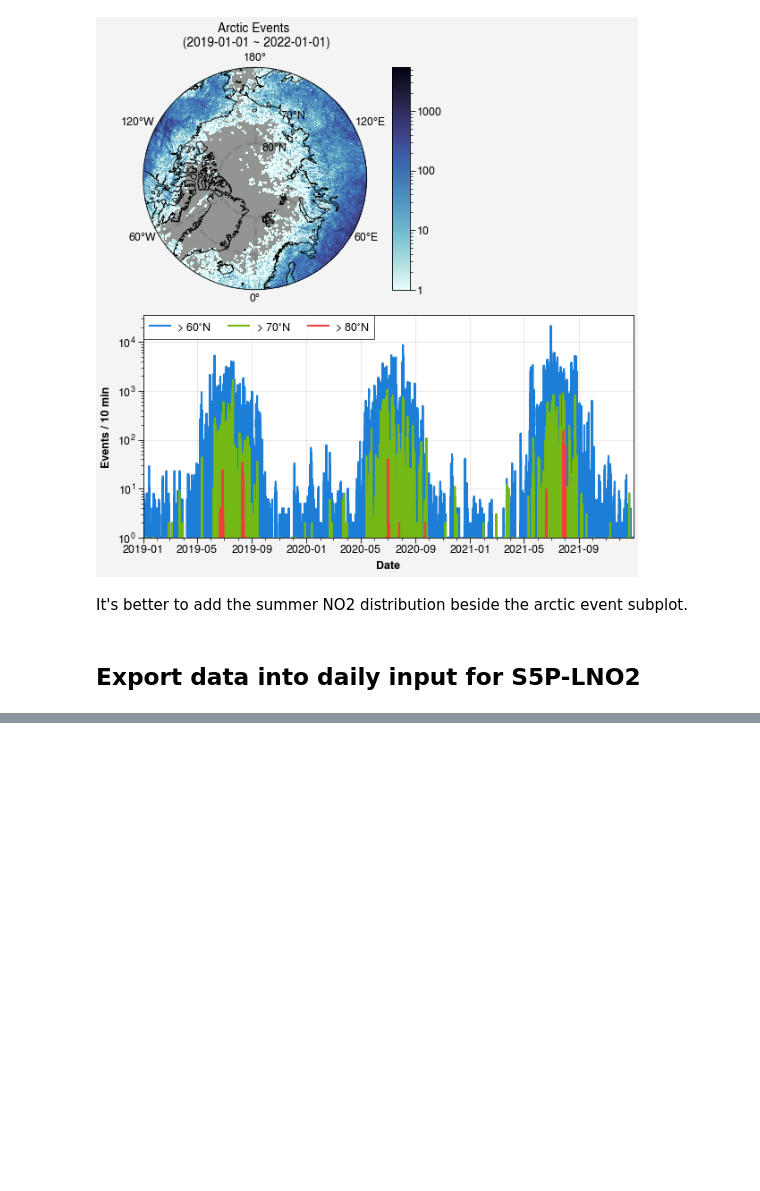
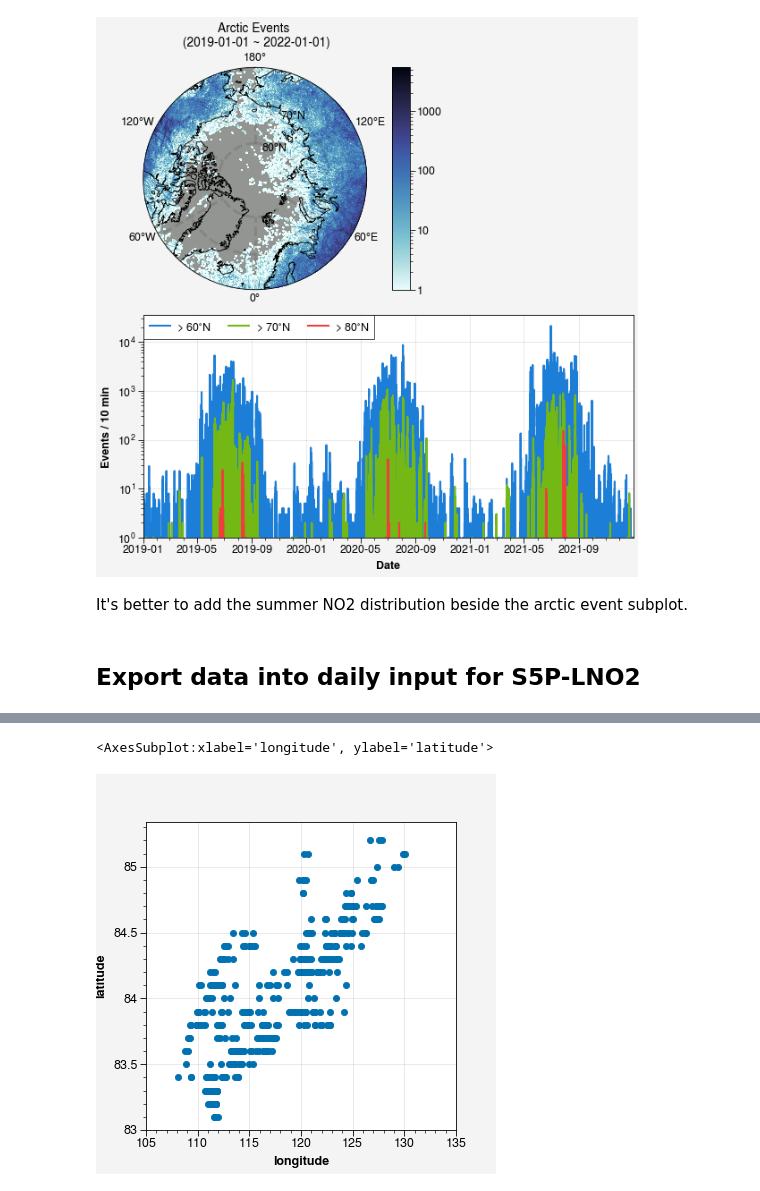
Before and after one commit to zxdawn/S5P-LNO2-Notebook, a Jupyter notebook: analysis/GLD360.ipynb, the cells around one changed output, grey strips where cells are left out. Saved outputs shown, nothing was run; the diff lists cells and outputs as text; code cells hidden in the pictures; blank space fills up the shorter version.

```diff
--- a/analysis/GLD360.ipynb
+++ b/analysis/GLD360.ipynb
@@ -179,0 +183,5 @@ It's better to add the summer NO2 distribution beside the arctic event subplot.
+# %%
+df_high = df['2019-08-10 16:00':'2019-08-11 01:00']
+df_high = df_high[df_high['latitude']>80]
+# df_high = df['2019-07-10 16:00':'2019-07-11 02:00']
+# df_high = df_high[df_high['latitude']>65]
@@ -179,0 +205,5 @@ It's better to add the summer NO2 distribution beside the arctic event subplot.
+# %%
+df_high.plot.scatter(x='longitude', y='latitude', xlim=(105, 135), ylim=(83, None))
+# %% [output]
+<AxesSubplot:xlabel='longitude', ylabel='latitude'>
+[figure, added]
```
Also changed, not shown: parts of 5 cells of this notebook.
